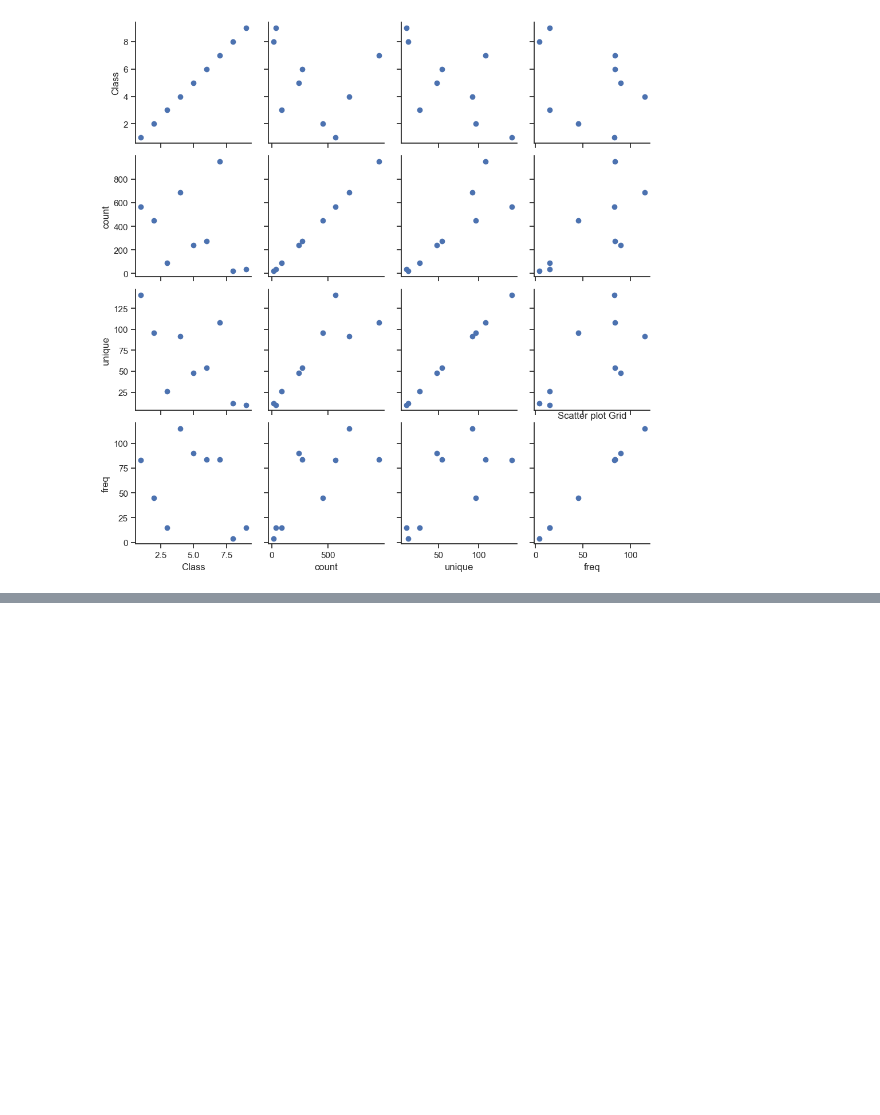
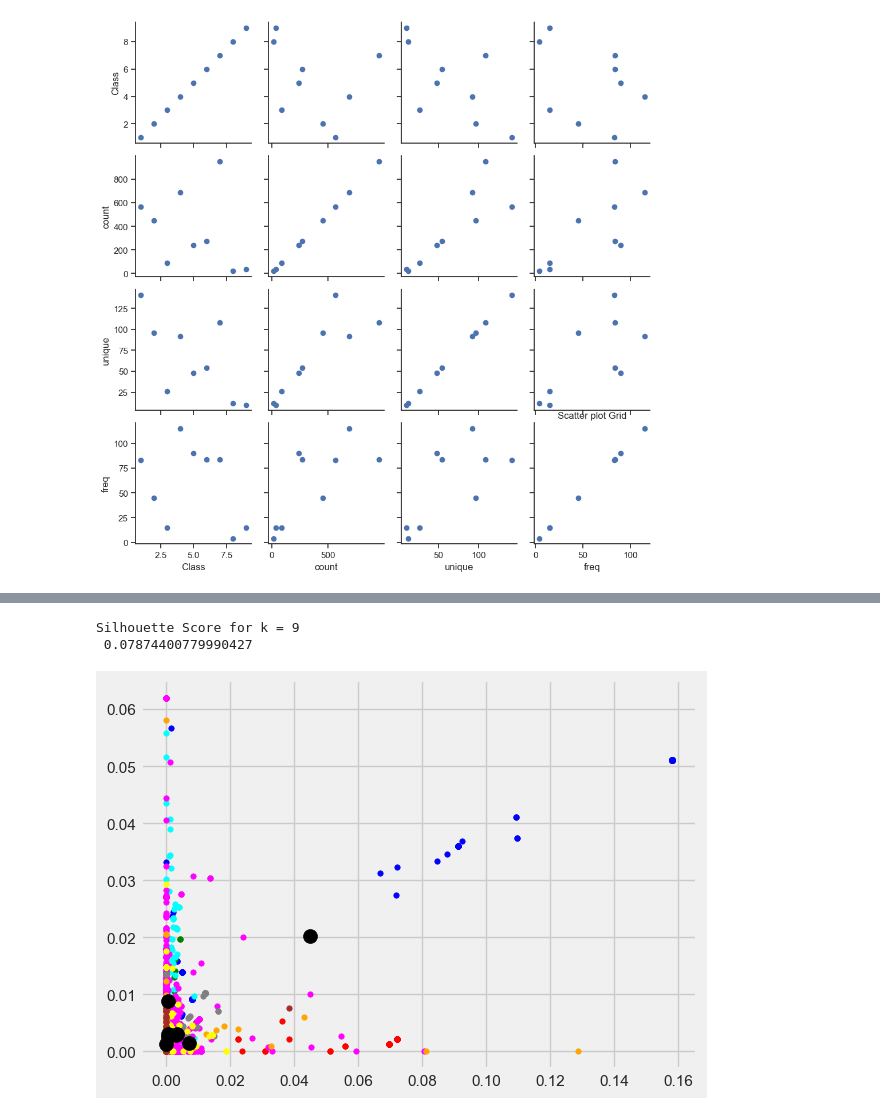
Before and after one commit to manasakolavennu/MLProject, a Jupyter notebook: ML Project.ipynb, the cells around one changed output, grey strips where cells are left out. Drawn from its saved outputs; the diff is of its cells as text; code cells hidden in the pictures; blank space fills up the shorter version.

```diff
--- a/ML Project.ipynb
+++ b/ML Project.ipynb
@@ -504,0 +652,7 @@ Text(0.5, 1.0, 'Scatter plot Grid')
+# %%
+# Using 9 clusters from above inference
+from sklearn.cluster import KMeans
+km = KMeans(n_clusters=9)
+km.fit(X)
+My_labels=km.predict(X)
+print(My_labels)
@@ -504,0 +689,36 @@ Text(0.5, 1.0, 'Scatter plot Grid')
+# %%
+#Dr G Code from website: https://gatesboltonanalytics.com/?page_id=262
+from sklearn.metrics import silhouette_samples, silhouette_score
+
+#km2 = KMeans(n_clusters=10)
+#km2.fit(X)
+#My_labels2=km2.predict(X)
+
+print("Silhouette Score for k = 9 \n",silhouette_score(X, km.labels_))
+#print("Silhouette Score for k = 10 \n",silhouette_score(X, My_labels2))
+# %% [output]
+Silhouette Score for k = 9
+ 0.07874400779990427
+# %%
+#plt.plot(range(1,11),my_list)
+#plt.show()
+
+
+
+#kmeans = KMeans(n_clusters = 5, init = 'k-means++', random_state = 0)
+#y_kmeans = kmeans.fit_predict(x)
+
+plt.scatter(X[My_labels == 0,0].toarray(), X[My_labels==0,1].toarray(), s = 15, c= 'red', label = 'Cluster_1')
+plt.scatter(X[My_labels == 1,0].toarray(), X[My_labels==1,1].toarray(), s = 15, c= 'blue', label = 'Cluster_2')
+plt.scatter(X[My_labels == 2,0].toarray(), X[My_labels==2,1].toarray(), s = 15, c= 'green', label = 'Cluster_3')
+plt.scatter(X[My_labels == 3,0].toarray(), X[My_labels==3,1].toarray(), s = 15, c= 'cyan', label = 'Cluster_4')
+plt.scatter(X[My_labels == 4,0].toarray(), X[My_labels==4,1].toarray(), s = 15, c= 'magenta', label = 'Cluster_5')
+plt.scatter(X[My_labels == 5,0].toarray(), X[My_labels==5,1].toarray(), s = 15, c= 'orange', label = 'Cluster_6')
+plt.scatter(X[My_labels == 6,0].toarray(), X[My_labels==6,1].toarray(), s = 15, c= 'grey', label = 'Cluster_7')
+plt.scatter(X[My_labels == 7,0].toarray(), X[My_labels==7,1].toarray(), s = 15, c= 'yellow', label = 'Cluster_8')
+plt.scatter(X[My_labels == 8,0].toarray(), X[My_labels==8,1].toarray(), s = 15, c= 'brown', label = 'Cluster_9')
+
+plt.scatter(km.cluster_centers_[:,0], km.cluster_centers_[:,1], s = 100, c = 'black', label = 'Centroids')
+plt.show()
+# %% [output]
+[figure, added]
```
Also changed, not shown: parts of 55 cells of this notebook, 4 other files.
